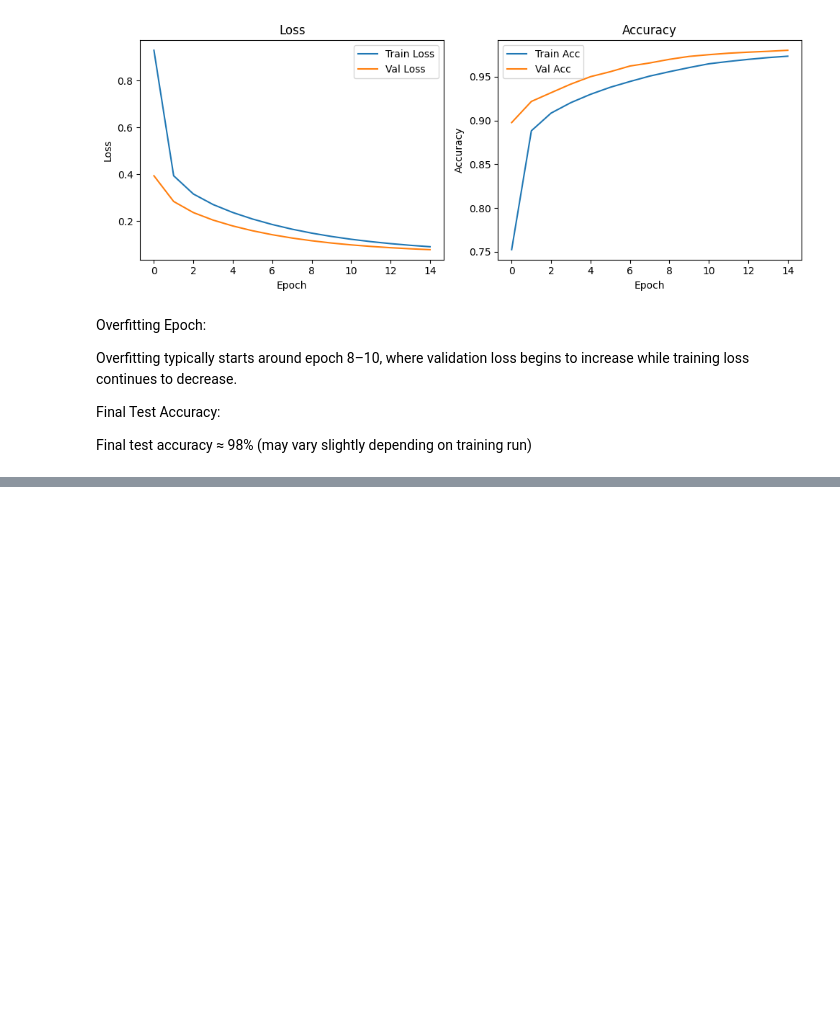
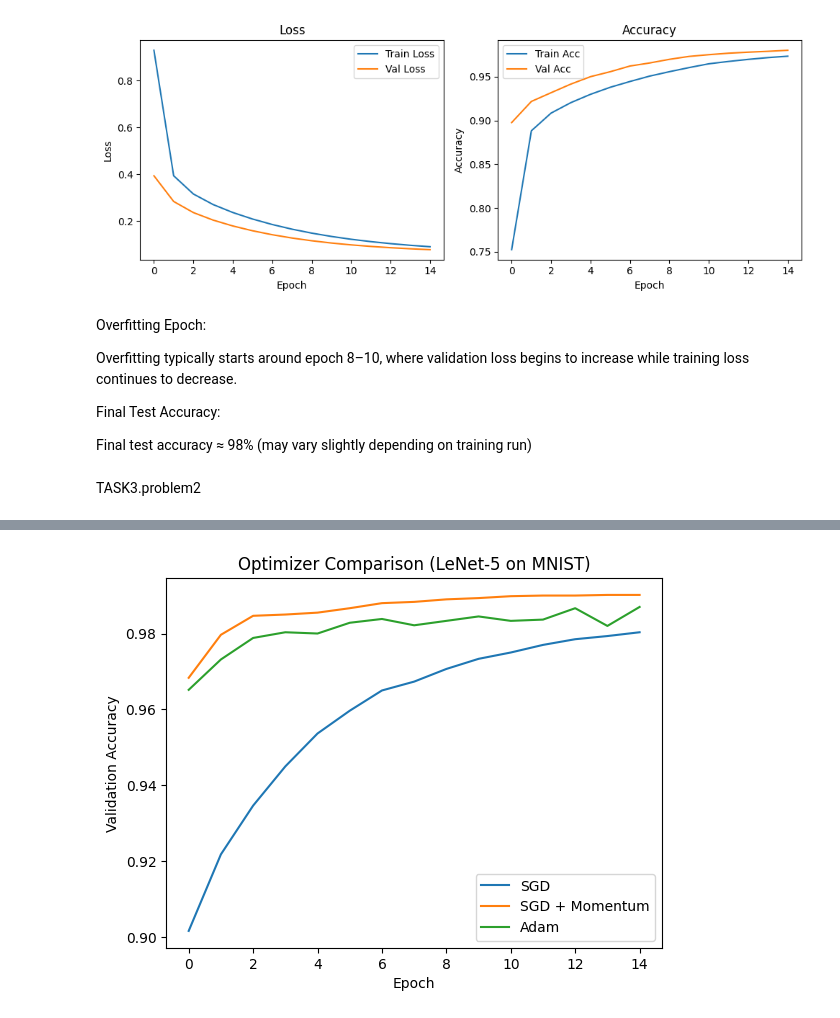
Before and after one commit to shivamkumar2626kr-del/ml, a Jupyter notebook: 24CD3038.ipynb, the cells around one changed output, grey strips where cells are left out. Saved outputs shown, nothing was run; the diff lists cells and outputs as text; code cells hidden in the pictures; blank space fills up the shorter version.

Commit message:
TASK3.problem2

```diff
--- a/24CD3038.ipynb
+++ b/24CD3038.ipynb
@@ -824,3 +824,79 @@ Overfitting typically starts around epoch 8–10, where validation loss begins t
  Final Test Accuracy:
 
 Final test accuracy ≈ 98% (may vary slightly depending on training run)
+# %% [markdown]
+TASK3.problem2
+# %%
+import numpy as np
+import matplotlib.pyplot as plt
+from tensorflow.keras.datasets import mnist
+from tensorflow.keras.utils import to_categorical
+from tensorflow.keras.models import Sequential
+from tensorflow.keras.layers import Conv2D, AveragePooling2D, Flatten, Dense
+from tensorflow.keras.optimizers import SGD, Adam
+
+# Load data
+(x_train, y_train), (x_test, y_test) = mnist.load_data()
+
+# Preprocess
+x_train = x_train.reshape(-1,28,28,1).astype('float32') / 255.0
+x_test = x_test.reshape(-1,28,28,1).astype('float32') / 255.0
+
+y_train = to_categorical(y_train, 10)
+y_test = to_categorical(y_test, 10)
+
+# Function to create LeNet-5
+def create_model():
+    model = Sequential([
+        Conv2D(6, (5,5), activation='tanh', input_shape=(28,28,1)),
+        AveragePooling2D(pool_size=(2,2), strides=2),
+
+        Conv2D(16, (5,5), activation='tanh'),
+        AveragePooling2D(pool_size=(2,2), strides=2),
+
+        Flatten(),
+        Dense(120, activation='tanh'),
+        Dense(84, activation='tanh'),
+        Dense(10, activation='softmax')
+    ])
+    return model
+
+# Optimizers
+optimizers = {
+    "SGD": SGD(learning_rate=0.01),
+    "SGD + Momentum": SGD(learning_rate=0.01, momentum=0.9),
+    "Adam": Adam(learning_rate=0.001)
+}
+
+histories = {}
+
+# Train models
+for name, opt in optimizers.items():
+    print(f"\nTraining with {name}...")
+    model = create_model()
+    model.compile(optimizer=opt, loss='categorical_crossentropy', metrics=['accuracy'])
+
+    history = model.fit(
+        x_train, y_train,
+        epochs=15,
+        batch_size=64,
+        validation_split=0.1,
+        verbose=1
+    )
+
+    histories[name] = history
+
+# Plot Validation Accuracy Comparison
+plt.figure()
+
+for name, history in histories.items():
+    plt.plot(history.history['val_accuracy'], label=name)
+
+plt.xlabel("Epoch")
+plt.ylabel("Validation Accuracy")
+plt.title("Optimizer Comparison (LeNet-5 on MNIST)")
+plt.legend()
+
+plt.savefig("optimiser_comparison.png")
+plt.show()
+# %% [output]
@@ -826,0 +920 @@ Final test accuracy ≈ 98% (may vary slightly depending on training run)
+[figure, added]
```
Also changed, not shown: parts of 2 cells of this notebook.
